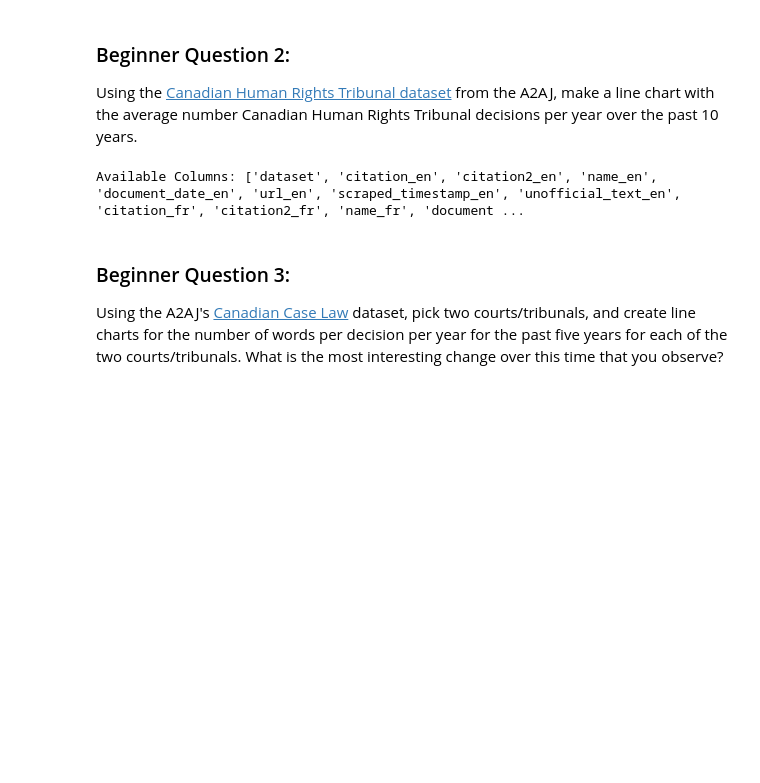
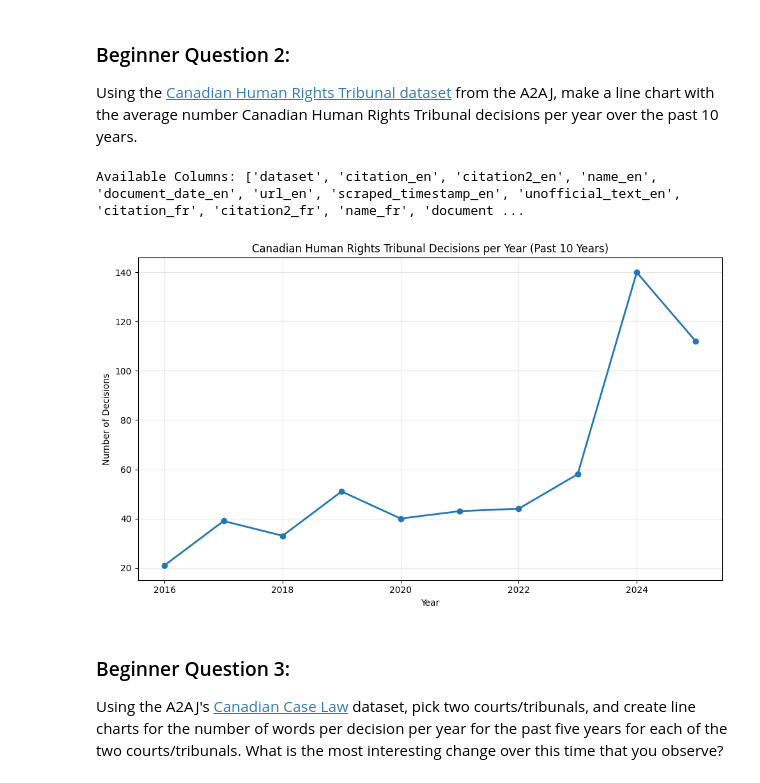
Before and after one commit to Frikasong/CS61Aassignment, a Jupyter notebook: Module3_Assignment_w26.ipynb, the cells around one changed output. Saved outputs shown, nothing was run; the diff lists cells and outputs as text; code cells hidden in the pictures; blank space fills up the shorter version.

```diff
--- a/Module3_Assignment_w26.ipynb
+++ b/Module3_Assignment_w26.ipynb
@@ -54,13 +54,29 @@ Using the [Canadian Human Rights Tribunal dataset](https://huggingface.co/datase
 # %%
 import pandas as pd
 from datasets import load_dataset
 import matplotlib.pyplot as plt
 
 cases = load_dataset("a2aj/canadian-case-law", data_dir="CHRT", split="train")
 df = cases.to_pandas()
 print("Available Columns:", df.columns.tolist())
+
+df['document_date_en'] = pd.to_datetime(df['document_date_en'])
+df['year'] = df['document_date_en'].dt.year
+
+df_recent = df[df['year'] >= 2016]
+yearly_counts = df_recent.groupby('year').size().reset_index(name='count')
+
+plt.figure(figsize=(10, 6))
+plt.plot(yearly_counts['year'], yearly_counts['count'], marker='o', linewidth=2)
+plt.xlabel('Year')
+plt.ylabel('Number of Decisions')
+plt.title('Canadian Human Rights Tribunal Decisions per Year (Past 10 Years)')
+plt.grid(True, alpha=0.3)
+plt.tight_layout()
+plt.show()
 # %% [output]
 Available Columns: ['dataset', 'citation_en', 'citation2_en', 'name_en', 'document_date_en', 'url_en', 'scraped_timestamp_en', 'unofficial_text_en', 'citation_fr', 'citation2_fr', 'name_fr', 'document ...
+[figure, added]
 # %% [markdown]
 ### Beginner Question 3:
 
```
Also changed, not shown: parts of 6 cells of this notebook.
